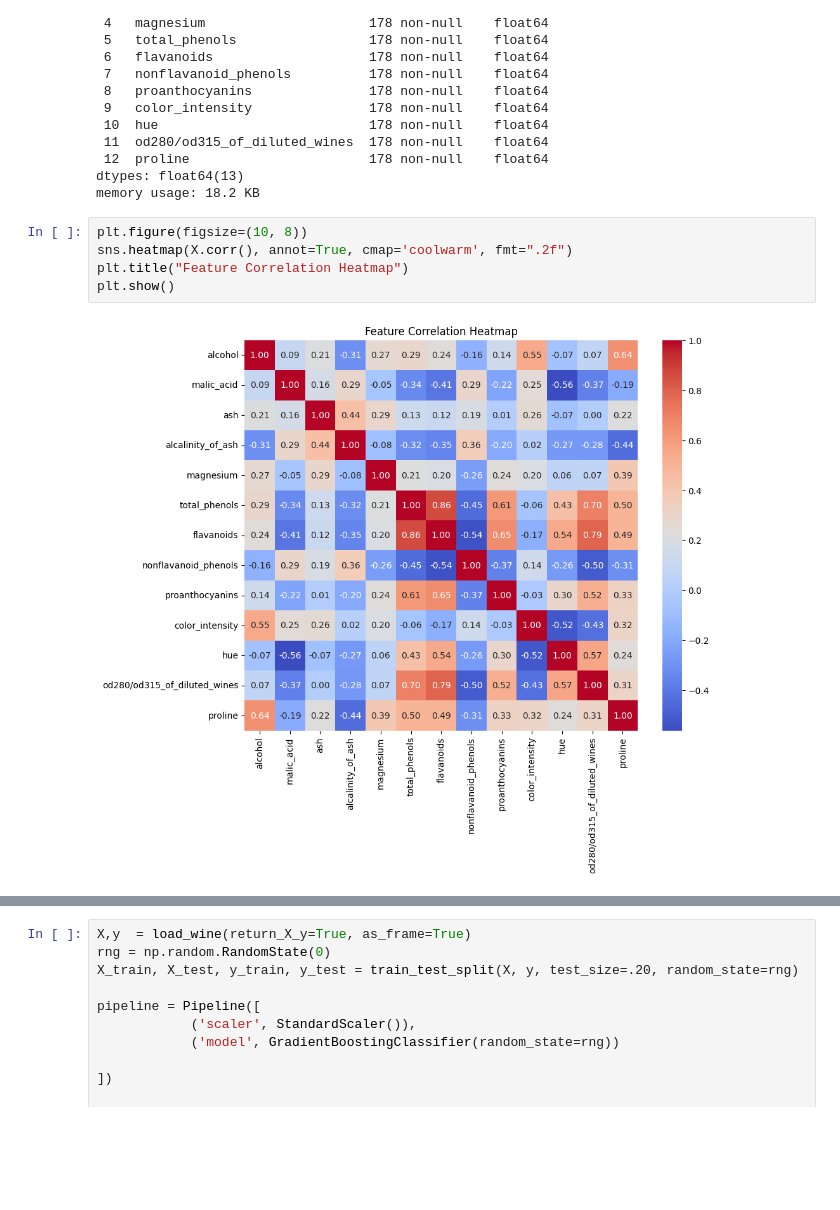
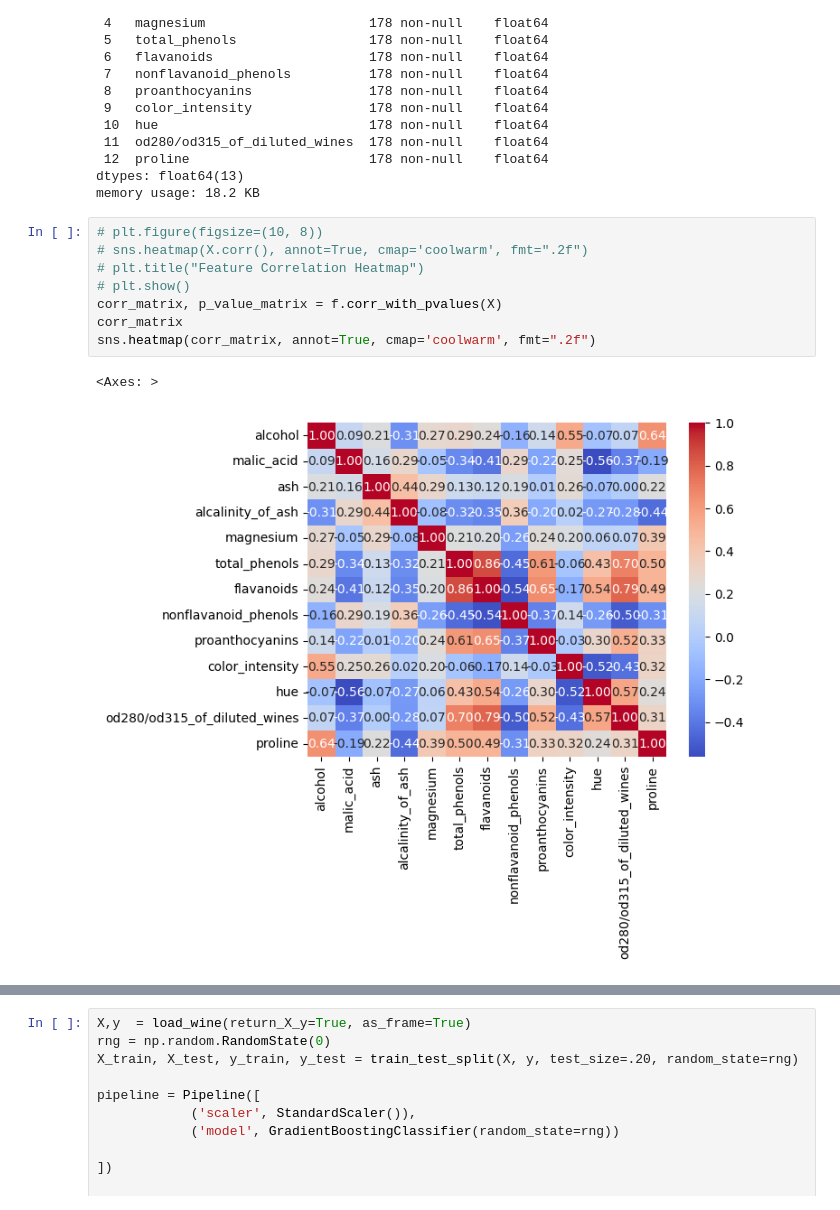
Before and after one commit to dpons222/ML-AI-Self-Learning, a Jupyter notebook: practice_notebook.ipynb, the cells around one changed output, grey strips where cells are left out. Saved outputs shown, nothing was run; the diff lists cells and outputs as text; blank space fills up the shorter version.

Commit message:
new corr matrix and pval function, testing in practice_notebook

```diff
--- a/practice_notebook.ipynb
+++ b/practice_notebook.ipynb
@@ -67,9 +66,13 @@ Data columns (total 13 columns):
 dtypes: float64(13)
 memory usage: 18.2 KB
 # %%
-plt.figure(figsize=(10, 8))
-sns.heatmap(X.corr(), annot=True, cmap='coolwarm', fmt=".2f")
-plt.title("Feature Correlation Heatmap")
-plt.show()
+# plt.figure(figsize=(10, 8))
+# sns.heatmap(X.corr(), annot=True, cmap='coolwarm', fmt=".2f")
+# plt.title("Feature Correlation Heatmap")
+# plt.show()
+corr_matrix, p_value_matrix = f.corr_with_pvalues(X)
+corr_matrix
+sns.heatmap(corr_matrix, annot=True, cmap='coolwarm', fmt=".2f")
 # %% [output]
+<Axes: >
-[figure, old version]
+[figure, new version]
```
Also changed, not shown: parts of 2 cells of this notebook, 7 other files.
